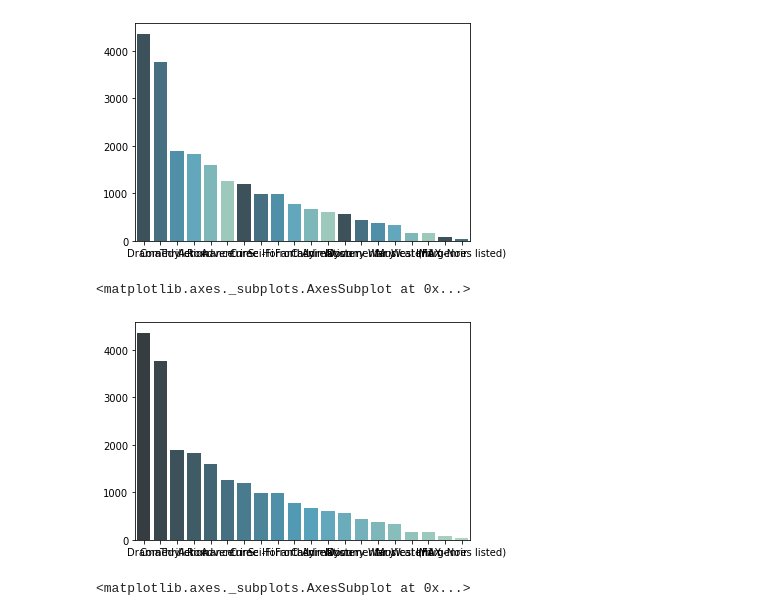
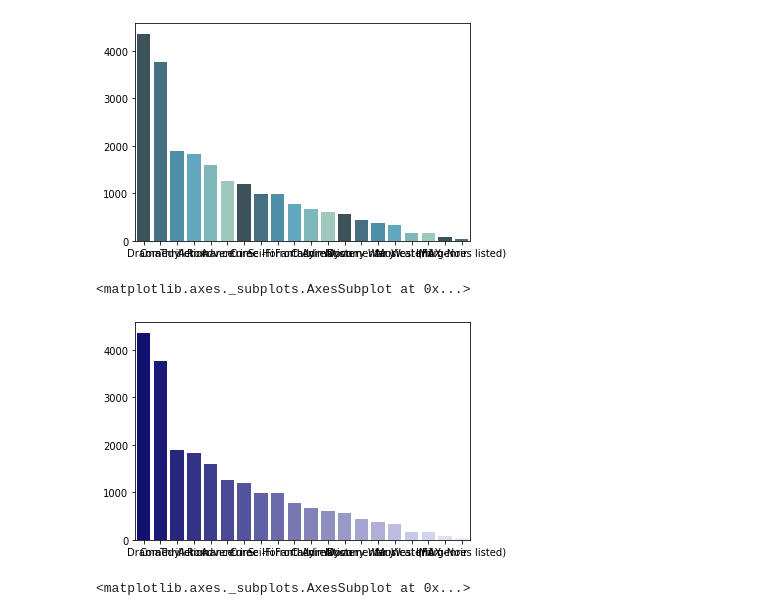
Before and after one commit to newtmagalhaes/QuarentenaDados, a Jupyter notebook: aulas/aula2/dataVisualization.ipynb, the cells around one changed output. Saved outputs shown, nothing was run; the diff lists cells and outputs as text; code cells hidden in the pictures.

```diff
--- a/aulas/aula2/dataVisualization.ipynb
+++ b/aulas/aula2/dataVisualization.ipynb
@@ -167,12 +161,12 @@ sns.barplot(
 # %%
 sns.barplot(
     x=genresOrderedOccurenceSeries.index,
     y=genresOrderedOccurenceSeries.values,
-    palette=sns.color_palette("GnBu_d", n_colors=n_genres)
+    palette=sns.light_palette("navy", n_colors=n_genres, reverse=True)
 )
 # %% [output]
 <matplotlib.axes._subplots.AxesSubplot at 0x...>
-[figure, old version]
+[figure, new version]
 # %%
 sns.set_style('whitegrid')
 sns.barplot(
```
Also changed, not shown: parts of 10 cells of this notebook.
